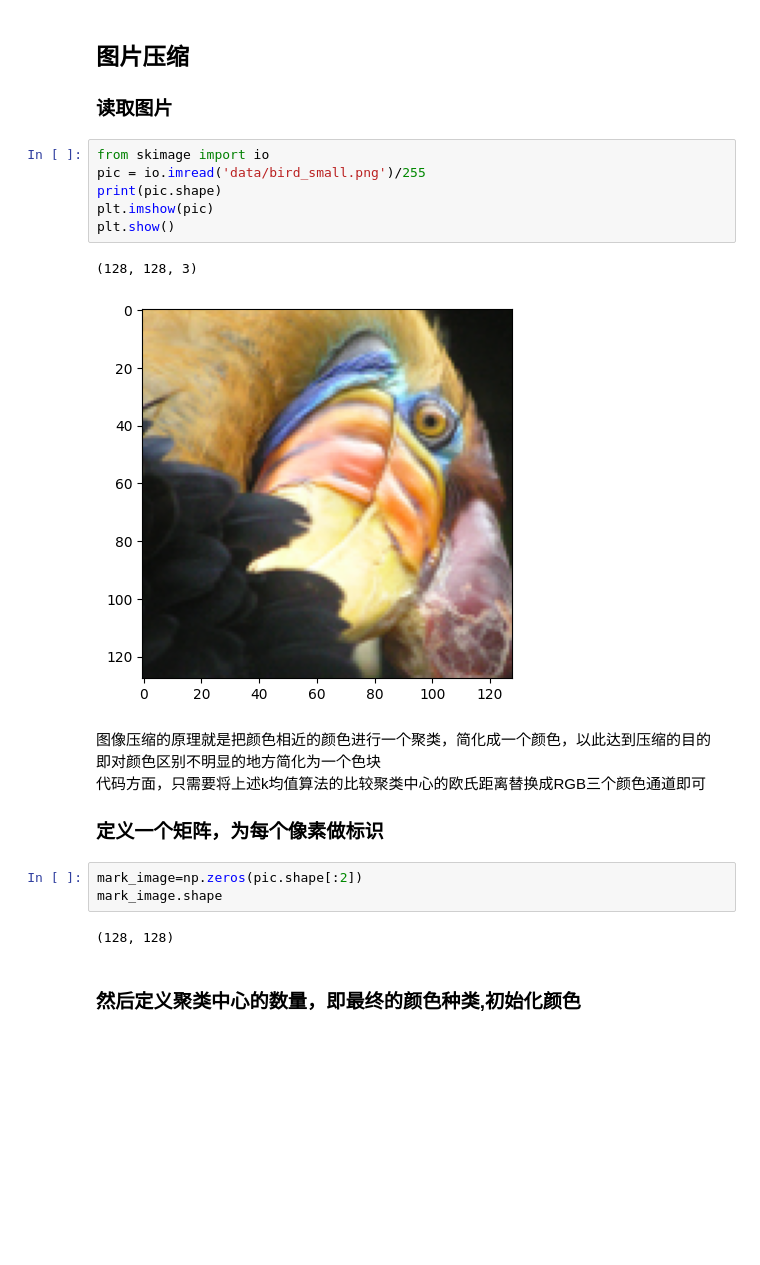
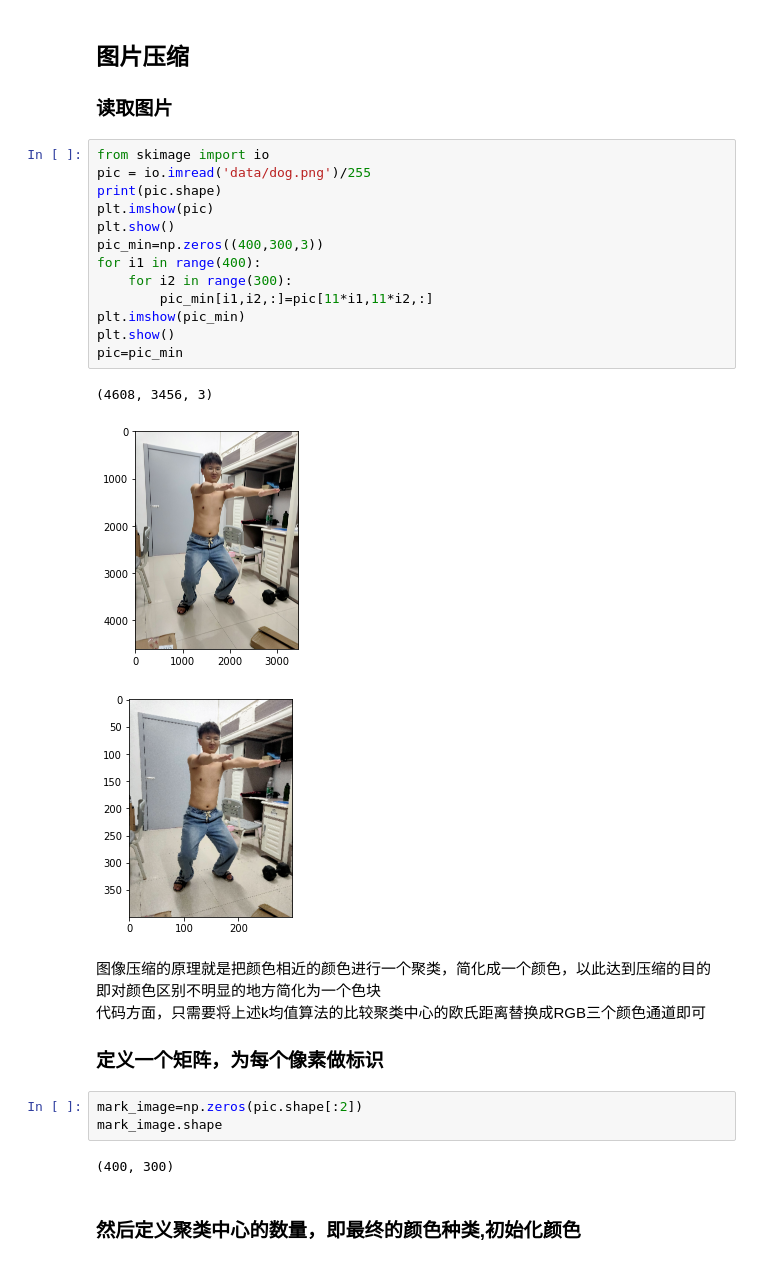
Before and after one commit to keptupp/MachineClass, a Jupyter notebook: exercise_7/mycode.ipynb, the cells around one changed output. Cells and saved outputs as stored; diff of their text form; blank space fills up the shorter version.

```diff
--- a/exercise_7/mycode.ipynb
+++ b/exercise_7/mycode.ipynb
@@ -79,13 +79,21 @@ plt.show()
 ### 读取图片
 # %%
 from skimage import io
-pic = io.imread('data/bird_small.png')/255
+pic = io.imread('data/dog.png')/255
 print(pic.shape)
 plt.imshow(pic)
 plt.show()
+pic_min=np.zeros((400,300,3))
+for i1 in range(400):
+    for i2 in range(300):
+        pic_min[i1,i2,:]=pic[11*i1,11*i2,:]
+plt.imshow(pic_min)
+plt.show()
+pic=pic_min
 # %% [output]
-(128, 128, 3)
+(4608, 3456, 3)
-[figure, old version]
+[figure, new version]
+[figure, added]
 # %% [markdown]
 图像压缩的原理就是把颜色相近的颜色进行一个聚类，简化成一个颜色，以此达到压缩的目的
 即对颜色区别不明显的地方简化为一个色块
@@ -95,7 +103,7 @@ plt.show()
 mark_image=np.zeros(pic.shape[:2])
 mark_image.shape
 # %% [output]
-(128, 128)
+(400, 300)
 # %% [markdown]
 ### 然后定义聚类中心的数量，即最终的颜色种类,初始化颜色
 # %%
```
Also changed, not shown: parts of 4 cells of this notebook, 3 other files.
